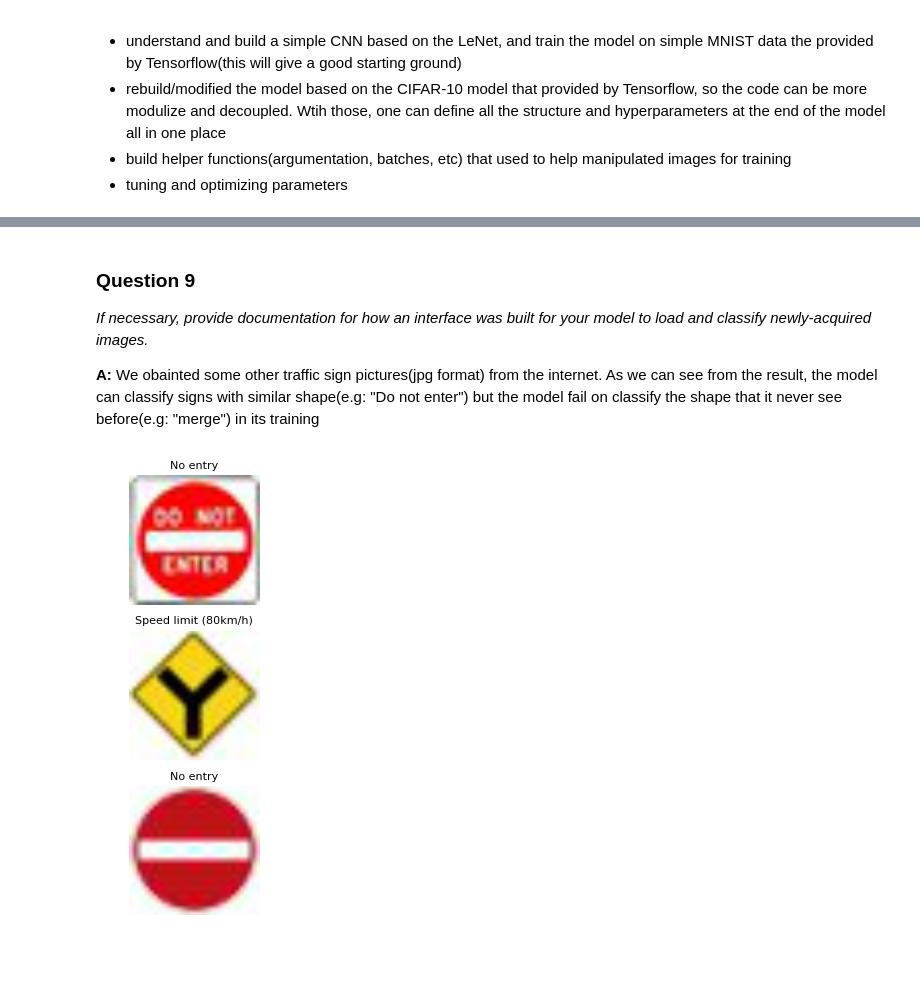
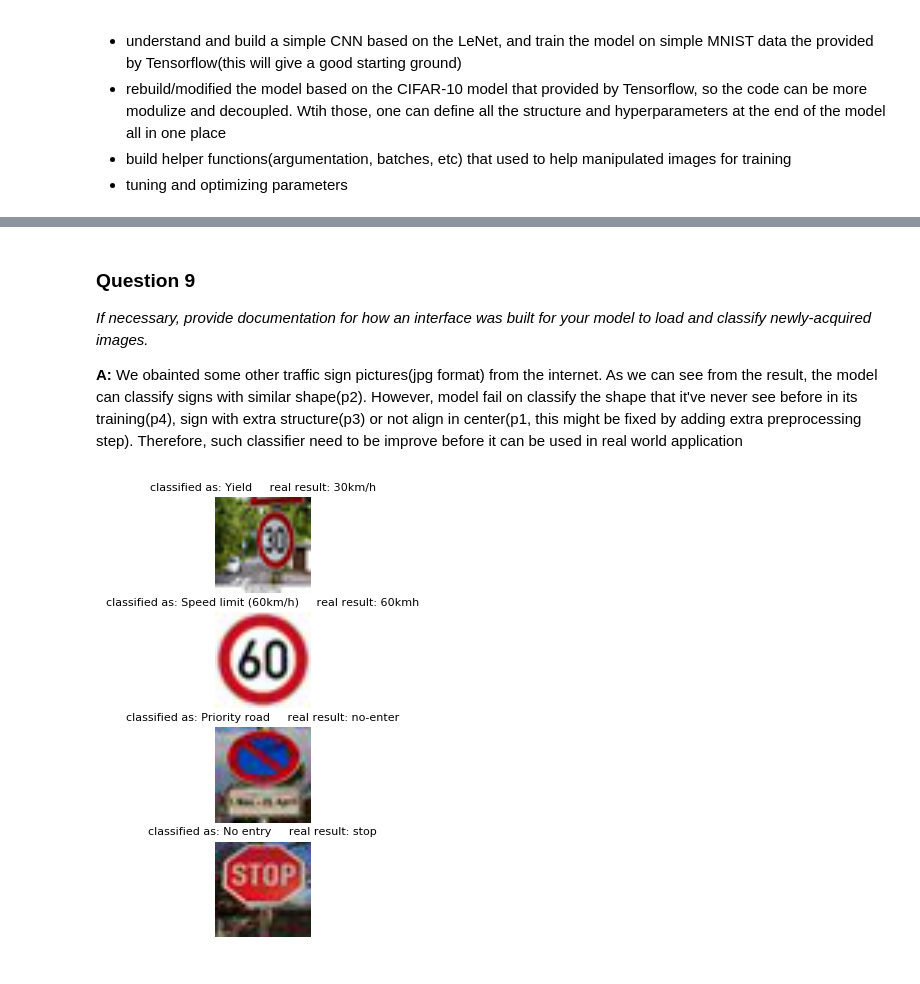
Before and after one commit to seanxwh/Udacity_self_driving_car, a Jupyter notebook: Traffic_Signs_CNN/Traffic_Signs_CNN.ipynb, the cells around one changed output, grey strips where cells are left out. Cells and saved outputs as stored; diff of their text form; code cells hidden in the pictures.

```diff
--- a/Traffic_Signs_CNN/Traffic_Signs_CNN.ipynb
+++ b/Traffic_Signs_CNN/Traffic_Signs_CNN.ipynb
@@ -767,7 +793,7 @@ def main(_):
     print ("starting time: ",program_strart_time)
 
     # to restart the train process delete all parameters in run_training
-    run_training(False, True)
+    run_training(False,True)
 
     program_end_time = time.time()
     print ("ending time: ", program_end_time)
@@ -844,9 +870,9 @@ parser.add_argument(
   help='keep probability for each dropout layer within the fully connected layes'
 )
 parser.add_argument(
-  '--input_data_dir',
+  '--graph_dir',
   type=str,
-  default='./data/input_data',
+  default='./graph/training',
   help='Directory to put the input data.'
 )
 parser.add_argument(
@@ -935,7 +960,7 @@ def eval_pictures(pics_ary,k=1, FLAGS=FLAGS):
             val = val.eval(session=sess)
             indices = indices.eval(session=sess)
             if k==1:
-                pics_ary_classified.append(sign_names[indices[0]])
+                pics_ary_classified.append(sign_names[int(indices[0])])
             else:
                 pics_ary_classified.append((val, indices))
         sess.close()
@@ -943,15 +968,14 @@ def eval_pictures(pics_ary,k=1, FLAGS=FLAGS):
     return pics_ary_classified
 # %%
 #block that used for ploting image with the classification result
-def plot_graph_with_classify(all_img, classify_res):
+def plot_graph_with_classify(all_img, classify_res, real_res):
     import matplotlib.pyplot as plt
     %matplotlib inline
     fig = plt.figure()
     for idx in range(len(all_img)):
-
         fig.add_subplot(len(all_img), 1, idx+1)
         plt.axis('off')
-        plt.title(classify_res[idx], fontsize=8)
+        plt.title("classified as: "+classify_res[idx]+"     real result: "+real_res[idx], fontsize=8)
         plt.imshow(all_img[idx])
         plt.subplots_adjust(left=0.1, right=0.9, top=1.2, bottom=0.1)
 # %% [markdown]
@@ -1053,20 +1083,24 @@ the_table = ax.table(cellText=data, colLabels=col_name, rowLabels = row_name, lo
 _If necessary, provide documentation for how an interface was built for your model to load and classify newly-acquired images._
 
 
-**A:** We obainted some other traffic sign pictures(jpg format) from the internet. As we can see from the result, the model can classify signs with similar shape(e.g: "Do not enter") but the model fail on classify the shape that it never see before(e.g: "merge") in its training
+**A:** We obainted some other traffic sign pictures(jpg format) from the internet. As we can see from the result, the model can classify signs with similar shape(p2). However, model fail on classify the shape that it've never see before in its training(p4), sign with extra structure(p3) or not align in center(p1, this might be fixed by adding extra preprocessing step). Therefore, such classifier need to be improve before it can be used in real world application
 # %%
 from PIL import Image
 import glob
 
 all_img = []
 for filename in glob.glob("*.jpg"):
     img=Image.open(filename)
     img.load()
     img.thumbnail((32, 32), Image.ANTIALIAS)
     data = np.asarray( img )
     all_img.append(data)
 
+
 Q_9_classified_res = eval_pictures(all_img)
-plot_graph_with_classify(all_img, Q_9_classified_res)
+
+res=["30km/h","60kmh","no-enter", "stop"]
+
+plot_graph_with_classify(all_img, Q_9_classified_res, res)
 # %% [output]
-[figure, old version]
+[figure, new version]
```
Also changed, not shown: parts of 15 cells of this notebook, 19 other files.
